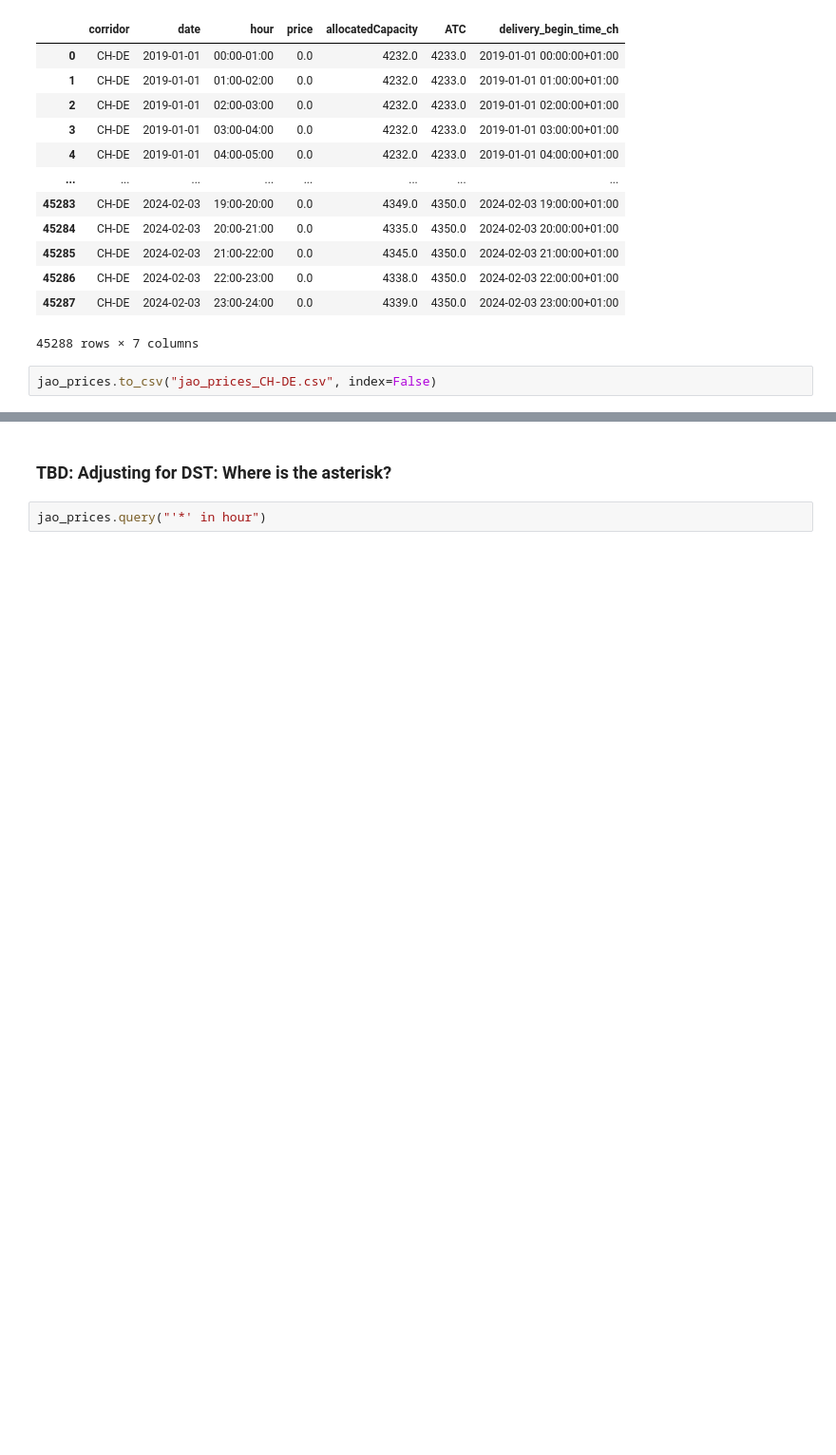
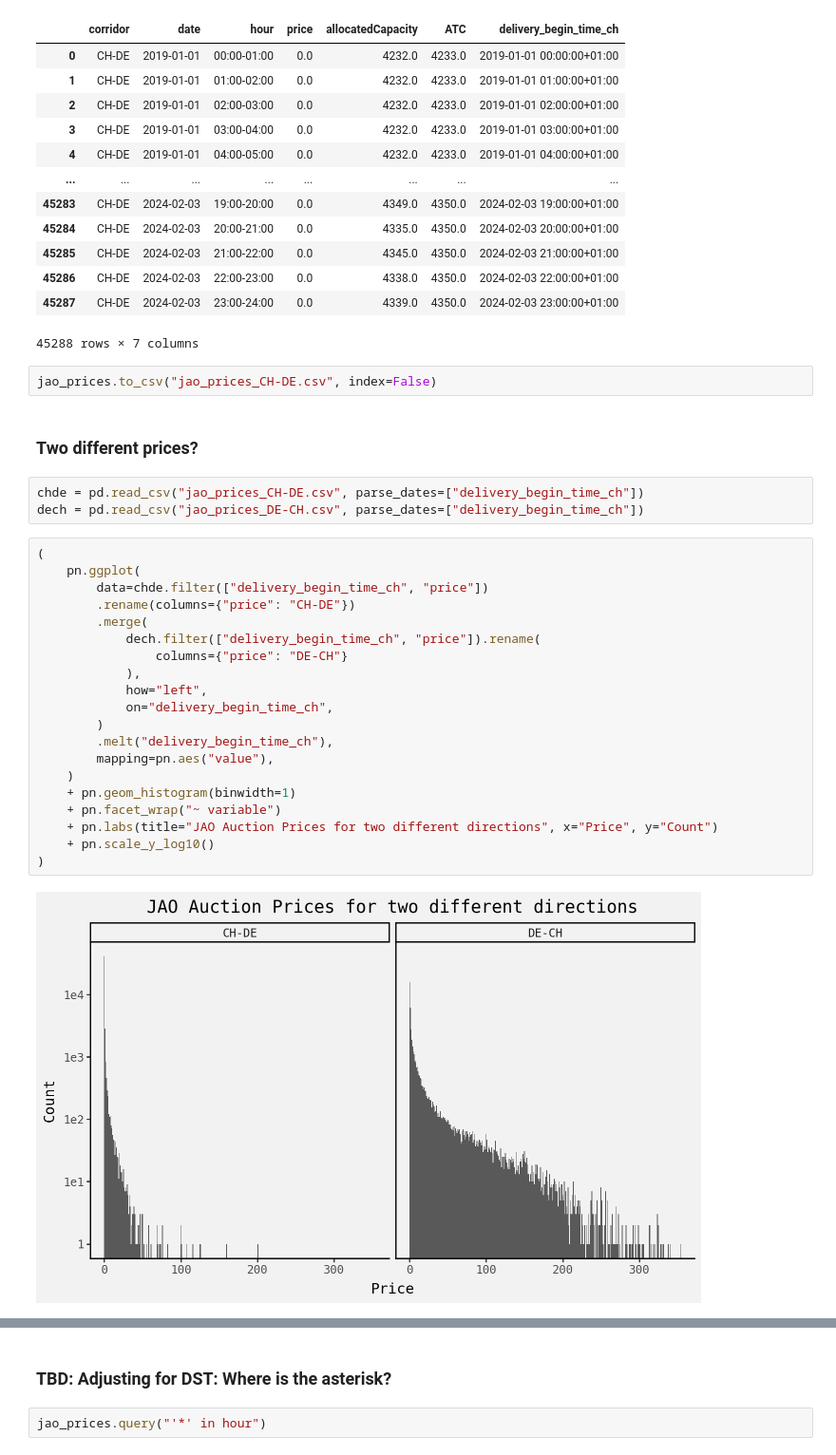
Before and after one commit to MathiasSteilen/RWE-ETH-Power-Trading, a Jupyter notebook: 00_Data Retrieval and Cleaning/0_jao_api.ipynb, the cells around one changed output, grey strips where cells are left out. Shown: that part at 95% size. Drawn from its saved outputs; the diff is of its cells as text; blank space fills up the shorter version.

```diff
--- a/00_Data Retrieval and Cleaning/0_jao_api.ipynb
+++ b/00_Data Retrieval and Cleaning/0_jao_api.ipynb
@@ -209,3 +212,30 @@ jao_prices
 45288 rows × 7 columns
 # %%
 jao_prices.to_csv("jao_prices_CH-DE.csv", index=False)
+# %% [markdown]
+### Two different prices?
+# %%
+chde = pd.read_csv("jao_prices_CH-DE.csv", parse_dates=["delivery_begin_time_ch"])
+dech = pd.read_csv("jao_prices_DE-CH.csv", parse_dates=["delivery_begin_time_ch"])
+# %%
+(
+    pn.ggplot(
+        data=chde.filter(["delivery_begin_time_ch", "price"])
+        .rename(columns={"price": "CH-DE"})
+        .merge(
+            dech.filter(["delivery_begin_time_ch", "price"]).rename(
+                columns={"price": "DE-CH"}
+            ),
+            how="left",
+            on="delivery_begin_time_ch",
+        )
+        .melt("delivery_begin_time_ch"),
+        mapping=pn.aes("value"),
+    )
+    + pn.geom_histogram(binwidth=1)
+    + pn.facet_wrap("~ variable")
+    + pn.labs(title="JAO Auction Prices for two different directions", x="Price", y="Count")
+    + pn.scale_y_log10()
+)
+# %% [output]
+[figure, added]
```
Also changed, not shown: parts of 5 cells of this notebook, 1 other file.
